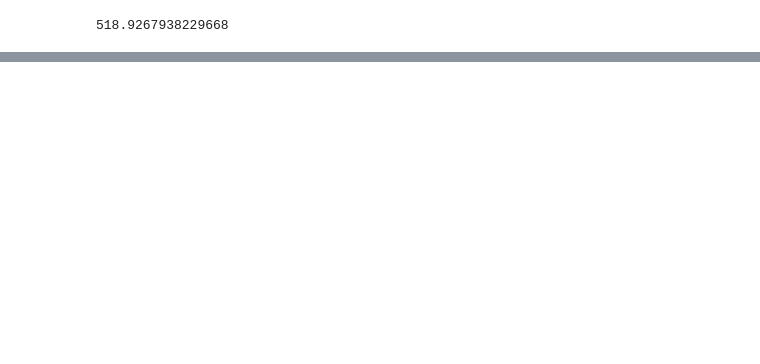
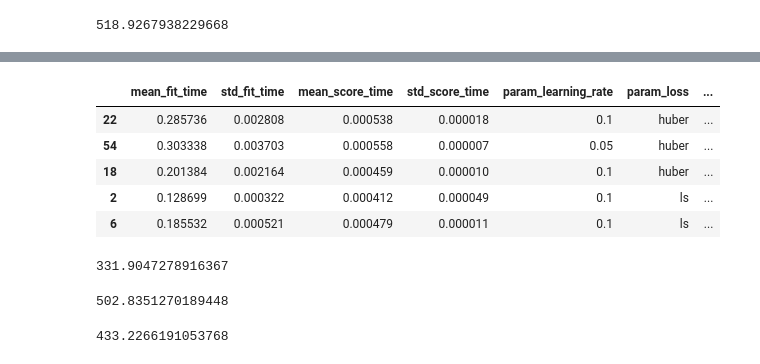
Before and after one commit to ThomasMeb/Anticiper_besoins_des_batiments, a Jupyter notebook: EmissionsCO2.ipynb, the cells around one changed output, grey strips where cells are left out. Drawn from its saved outputs; the diff is of its cells as text; code cells hidden in the pictures; blank space fills up the shorter version.

```diff
--- a/EmissionsCO2.ipynb
+++ b/EmissionsCO2.ipynb
@@ -423,0 +476,31 @@ mean_squared_error(y_test, y_pred, squared=False)
+# %%
+params = {'loss': ['ls', 'lad', 'huber', 'quantile'],
+            'learning_rate': [0.1, 0.05, 0.02, 0.01],
+            'max_depth': [4, 6],
+            'min_samples_leaf': [3, 5, 9, 17],
+}
+grid = GridSearchCV(GradientBoostingRegressor(), params, cv=10)
+grid.fit(X_train, y_train)
+resultize(grid).head()
+best=params_gb = grid.best_params_
+# %% [output]
+|  | mean_fit_time | std_fit_time | mean_score_time | std_score_time | param_learning_rate | param_loss | ... |
+| 22 | 0.285736 | 0.002808 | 0.000538 | 0.000018 | 0.1 | huber | ... |
+| 54 | 0.303338 | 0.003703 | 0.000558 | 0.000007 | 0.05 | huber | ... |
+| 18 | 0.201384 | 0.002164 | 0.000459 | 0.000010 | 0.1 | huber | ... |
+| 2 | 0.128699 | 0.000322 | 0.000412 | 0.000049 | 0.1 | ls | ... |
+| 6 | 0.185532 | 0.000521 | 0.000479 | 0.000011 | 0.1 | ls | ... |
+# %%
+gb = GradientBoostingRegressor(**best_params_gb)
+gb.fit(X_train, y_train)
+y_pred = gb.predict(X_test)
+mean_squared_error(y_test, y_pred, squared=False)
+# %% [output]
+331.9047278916367
+# %%
+ad =  AdaBoostRegressor()
+ad.fit(X_train, y_train)
+y_pred = ad.predict(X_test)
+mean_squared_error(y_test, y_pred, squared=False)
+# %% [output]
+502.8351270189448
@@ -423,0 +521,8 @@ mean_squared_error(y_test, y_pred, squared=False)
+# %%
+from sklearn.neural_network import MLPRegressor
+mlp = MLPRegressor()
+mlp.fit(X_train, y_train)
+y_pred = mlp.predict(X_test)
+mean_squared_error(y_test, y_pred, squared=False)
+# %% [output]
+433.2266191053768
```
Also changed, not shown: parts of 35 cells of this notebook, 1 other file.
